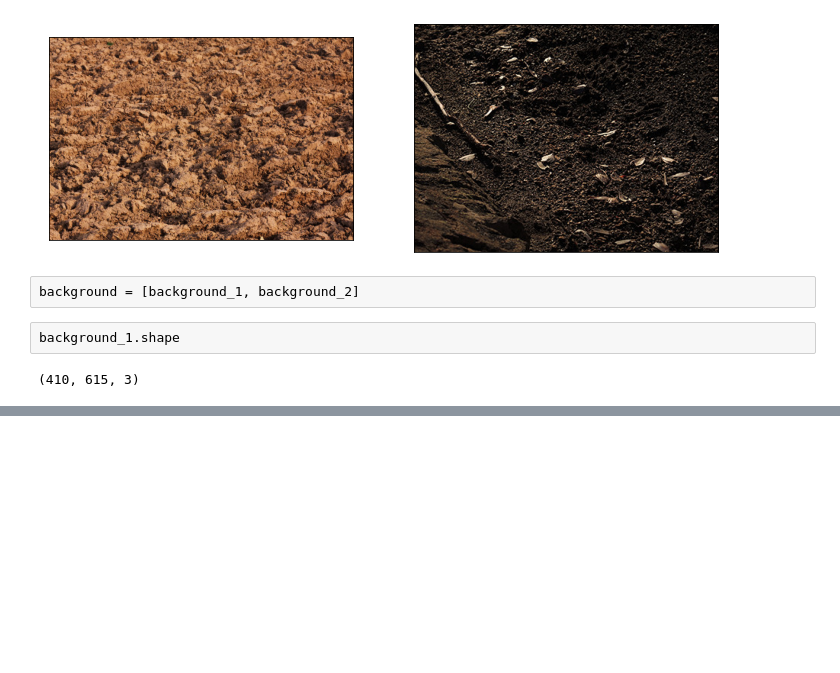
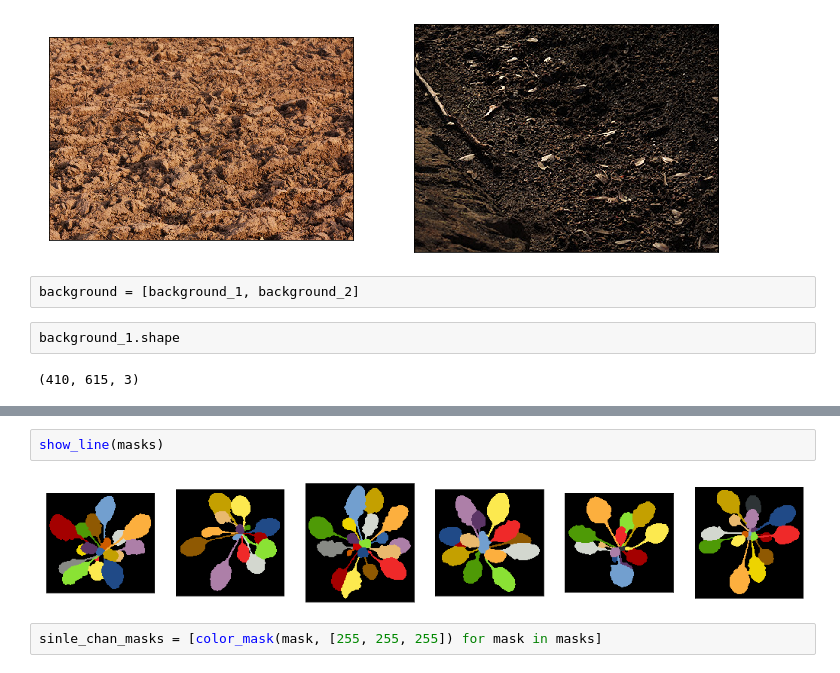
Before and after one commit to NesterukSergey/segmentation_image_augmentation, a Jupyter notebook: Drafts.ipynb, the cells around one changed output, grey strips where cells are left out. Drawn from its saved outputs; the diff is of its cells as text; blank space fills up the shorter version.

```diff
--- a/Drafts.ipynb
+++ b/Drafts.ipynb
@@ -46,0 +73,6 @@ background_1.shape
+# %%
+show_line(masks)
+# %% [output]
+[figure, added]
+# %%
+sinle_chan_masks = [color_mask(mask, [255, 255, 255]) for mask in masks]
```
Also changed, not shown: parts of 15 cells of this notebook, 12 other files.
